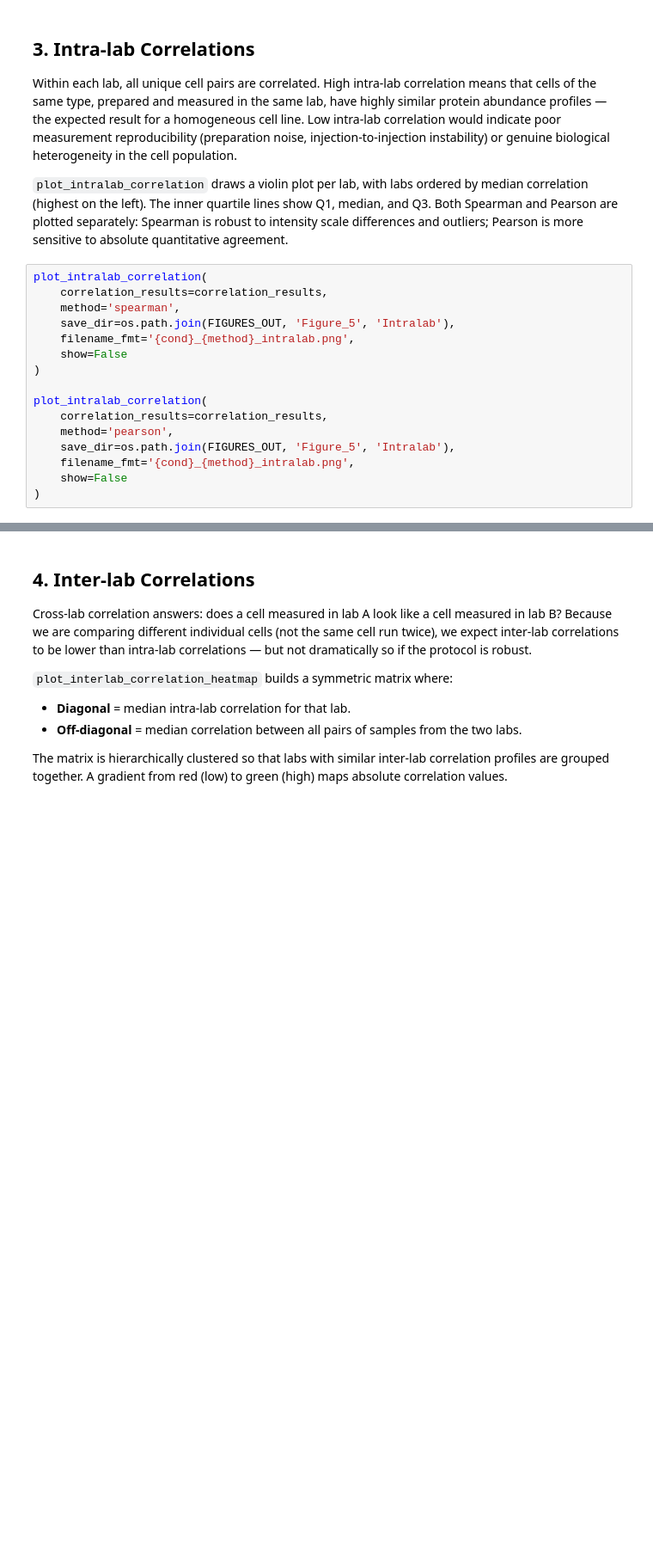
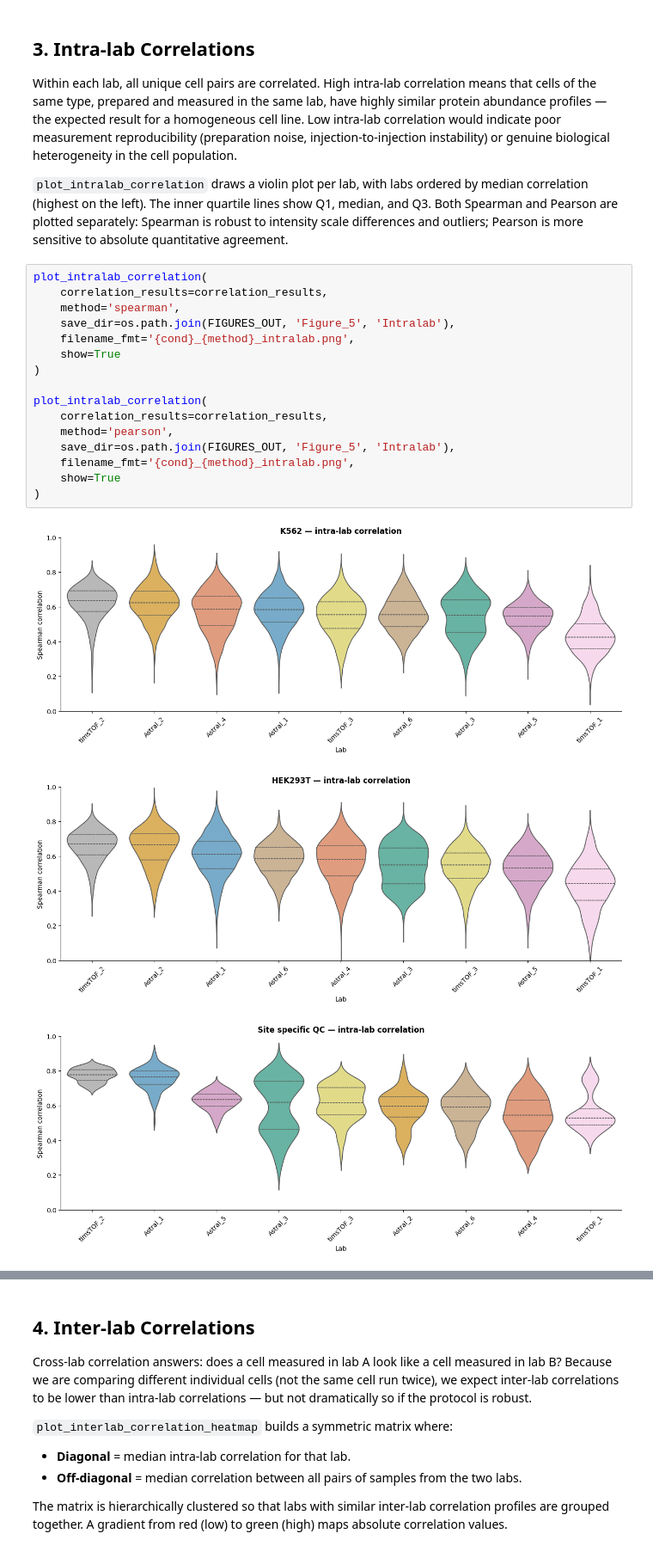
Before and after one commit to CompOmics/SCI, a Jupyter notebook: Notebooks/3_Correlations/01_sample_correlations.ipynb, the cells around one changed output, grey strips where cells are left out. Shown at 86% size. Cells and saved outputs as stored; diff of their text form; blank space fills up the shorter version.

```diff
--- a/Notebooks/3_Correlations/01_sample_correlations.ipynb
+++ b/Notebooks/3_Correlations/01_sample_correlations.ipynb
@@ -273,16 +294,20 @@ Within each lab, all unique cell pairs are correlated. High intra-lab correlatio
 # %%
 plot_intralab_correlation(
     correlation_results=correlation_results,
     method='spearman',
     save_dir=os.path.join(FIGURES_OUT, 'Figure_5', 'Intralab'),
     filename_fmt='{cond}_{method}_intralab.png',
-    show=False
+    show=True
 )
 
 plot_intralab_correlation(
     correlation_results=correlation_results,
     method='pearson',
     save_dir=os.path.join(FIGURES_OUT, 'Figure_5', 'Intralab'),
     filename_fmt='{cond}_{method}_intralab.png',
-    show=False
+    show=True
 )
+# %% [output]
+[figure, added]
+[figure, added]
+[figure, added]
```
Also changed, not shown: parts of 17 cells of this notebook, 2 other files.
